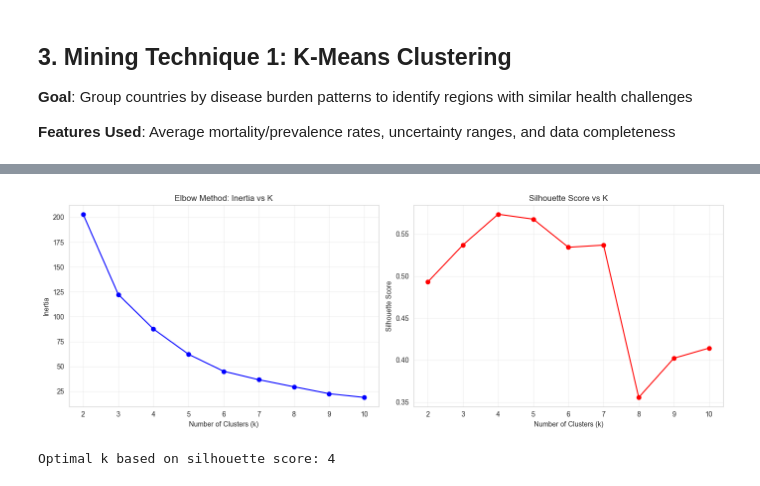
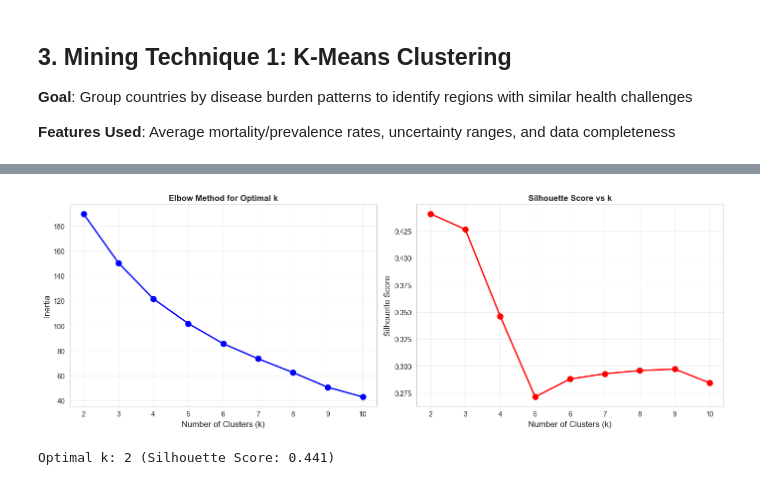
Before and after one commit to DSA2040-Group-Project-BATAM-Team/DataMining_GroupProject_Allan_Bophine_Aime_Mitchelle_Tumaini, a Jupyter notebook: data_mining.ipynb, the cells around one changed output, grey strips where cells are left out. Cells and saved outputs as stored; diff of their text form; code cells hidden in the pictures.

```diff
--- a/data_mining.ipynb
+++ b/data_mining.ipynb
@@ -123,40 +161,48 @@ Clustering dataset shape: (49, 7)
 # %%
-# Standardize features
+# Prepare features for clustering
+feature_cols = ['tb_mean_rate', 'hiv_mean_rate', 'tb_trend', 'hiv_trend',
+                'tb_variability', 'hiv_variability', 'disease_ratio']
+X_cluster = clustering_df[feature_cols].fillna(0)
+
+# Handle infinite values
+X_cluster = X_cluster.replace([np.inf, -np.inf], 0)
+
+# Standardize
 scaler = StandardScaler()
-scaled_features = scaler.fit_transform(clustering_features)
+X_scaled = scaler.fit_transform(X_cluster)
 
-# Find optimal k using elbow method and silhouette score
+# Find optimal k
 inertias = []
 silhouette_scores = []
 k_range = range(2, 11)
 
 for k in k_range:
     kmeans = KMeans(n_clusters=k, random_state=42, n_init=10)
-    kmeans.fit(scaled_features)
+    labels = kmeans.fit_predict(X_scaled)
     inertias.append(kmeans.inertia_)
-    silhouette_scores.append(silhouette_score(scaled_features, kmeans.labels_))
+    silhouette_scores.append(silhouette_score(X_scaled, labels))
 
-# Plot evaluation metrics
+# Plot evaluation
 fig, (ax1, ax2) = plt.subplots(1, 2, figsize=(14, 5))
 
-ax1.plot(k_range, inertias, 'bo-')
-ax1.set_xlabel('Number of Clusters (k)')
-ax1.set_ylabel('Inertia')
-ax1.set_title('Elbow Method: Inertia vs K')
+ax1.plot(k_range, inertias, 'bo-', linewidth=2, markersize=8)
+ax1.set_xlabel('Number of Clusters (k)', fontsize=12)
+ax1.set_ylabel('Inertia', fontsize=12)
+ax1.set_title('Elbow Method for Optimal k', fontweight='bold')
 ax1.grid(True, alpha=0.3)
 
-ax2.plot(k_range, silhouette_scores, 'ro-')
-ax2.set_xlabel('Number of Clusters (k)')
-ax2.set_ylabel('Silhouette Score')
-ax2.set_title('Silhouette Score vs K')
+ax2.plot(k_range, silhouette_scores, 'ro-', linewidth=2, markersize=8)
+ax2.set_xlabel('Number of Clusters (k)', fontsize=12)
+ax2.set_ylabel('Silhouette Score', fontsize=12)
+ax2.set_title('Silhouette Score vs k', fontweight='bold')
 ax2.grid(True, alpha=0.3)
 
 plt.tight_layout()
 plt.show()
 
 optimal_k = k_range[np.argmax(silhouette_scores)]
-print(f"\nOptimal k based on silhouette score: {optimal_k}")
+print(f"\nOptimal k: {optimal_k} (Silhouette Score: {max(silhouette_scores):.3f})")
 # %% [output]
-[figure, old version]
+[figure, new version]
-Optimal k based on silhouette score: 4
+Optimal k: 2 (Silhouette Score: 0.441)
 # %%
```
Also changed, not shown: parts of 23 cells of this notebook.
